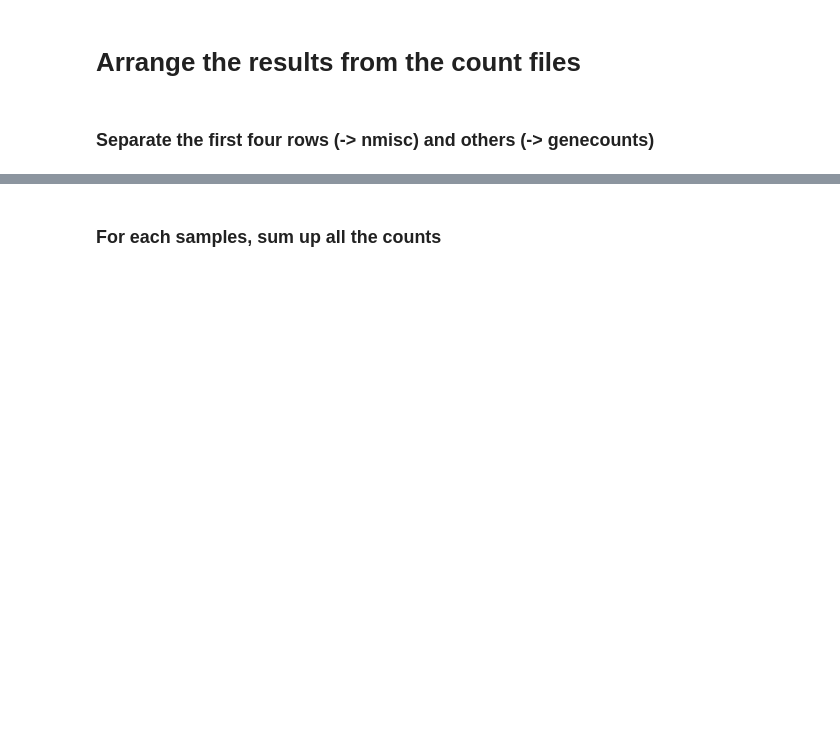
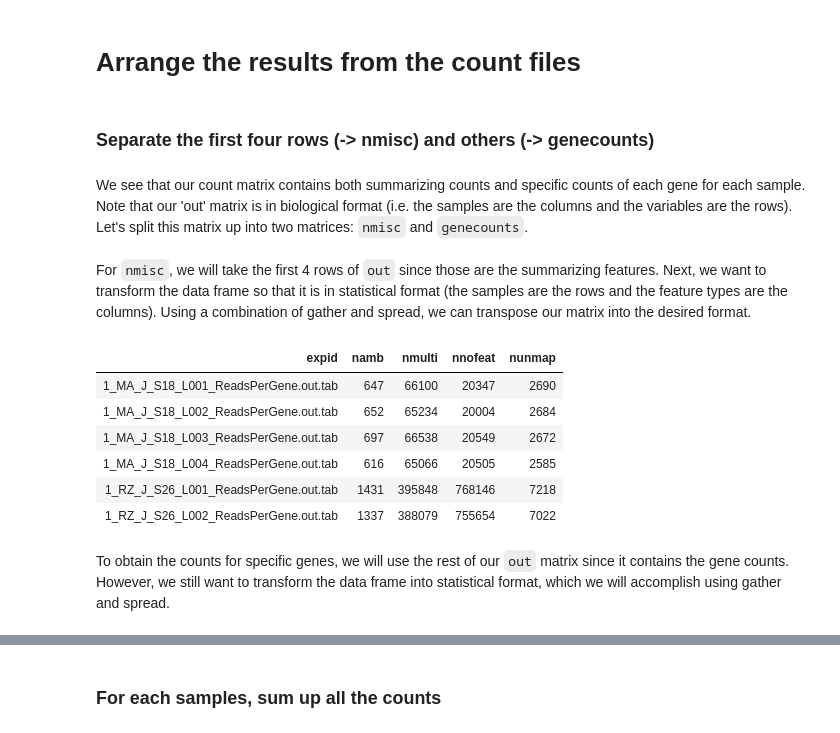
Before and after one commit to ofetad/HTS-notebooks, a Jupyter notebook: pilot/01_Read_Scores.ipynb, the cells around one changed output, grey strips where cells are left out. Cells and saved outputs as stored; diff of their text form; code cells hidden in the pictures; blank space fills up the shorter version.

```diff
--- a/pilot/01_Read_Scores.ipynb
+++ b/pilot/01_Read_Scores.ipynb
@@ -128,6 +128,10 @@ out[1:6, 1:6]
 # Arrange the results from the count files
 # %% [markdown]
 ### Separate the first four rows (-> nmisc) and others (-> genecounts)
+# %% [markdown]
+We see that our count matrix contains both summarizing counts and specific counts of each gene for each sample. Note that our 'out' matrix is in biological format (i.e. the samples are the columns and the variables are the rows). Let's split this matrix up into two matrices: `nmisc` and `genecounts`.
+# %% [markdown]
+For `nmisc`, we will take the first 4 rows of `out` since those are the summarizing features. Next, we want to transform the data frame so that it is in statistical format (the samples are the rows and the feature types are the columns). Using a combination of gather and spread, we can transpose our matrix into the desired format.
 # %%
 ### Gather and spread the first four rows
 out %>%
@@ -144,0 +143,12 @@ out %>%
+# %%
+nmisc %>% head
+# %% [output]
+| expid | namb | nmulti | nnofeat | nunmap |
+| 1_MA_J_S18_L001_ReadsPerGene.out.tab | 647 | 66100 | 20347 | 2690 |
+| 1_MA_J_S18_L002_ReadsPerGene.out.tab | 652 | 65234 | 20004 | 2684 |
+| 1_MA_J_S18_L003_ReadsPerGene.out.tab | 697 | 66538 | 20549 | 2672 |
+| 1_MA_J_S18_L004_ReadsPerGene.out.tab | 616 | 65066 | 20505 | 2585 |
+| 1_RZ_J_S26_L001_ReadsPerGene.out.tab | 1431 | 395848 | 768146 | 7218 |
+| 1_RZ_J_S26_L002_ReadsPerGene.out.tab | 1337 | 388079 | 755654 | 7022 |
+# %% [markdown]
+To obtain the counts for specific genes, we will use the rest of our `out` matrix since it contains the gene counts. However, we still want to transform the data frame into statistical format, which we will accomplish using gather and spread.
```
Also changed, not shown: parts of 10 cells of this notebook.
